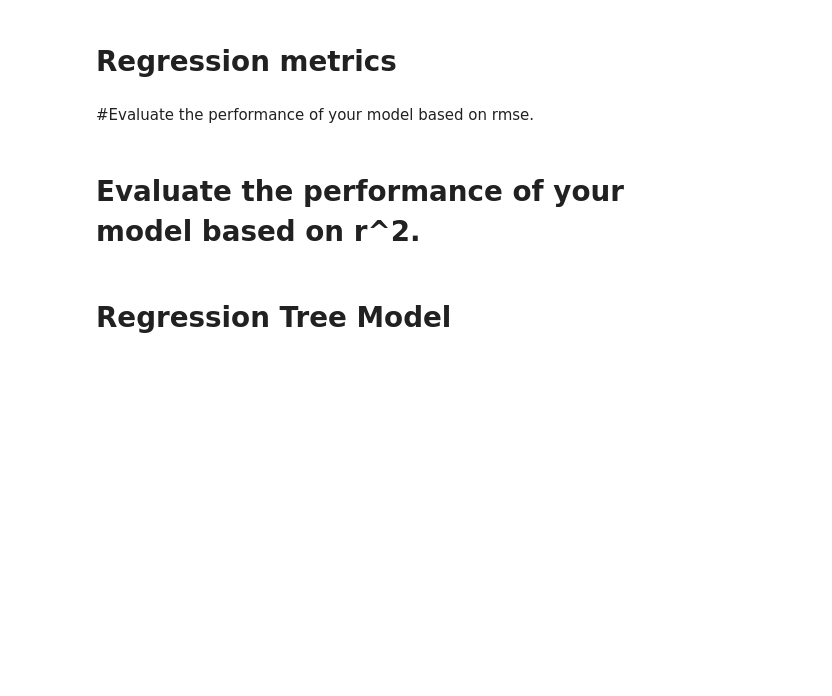
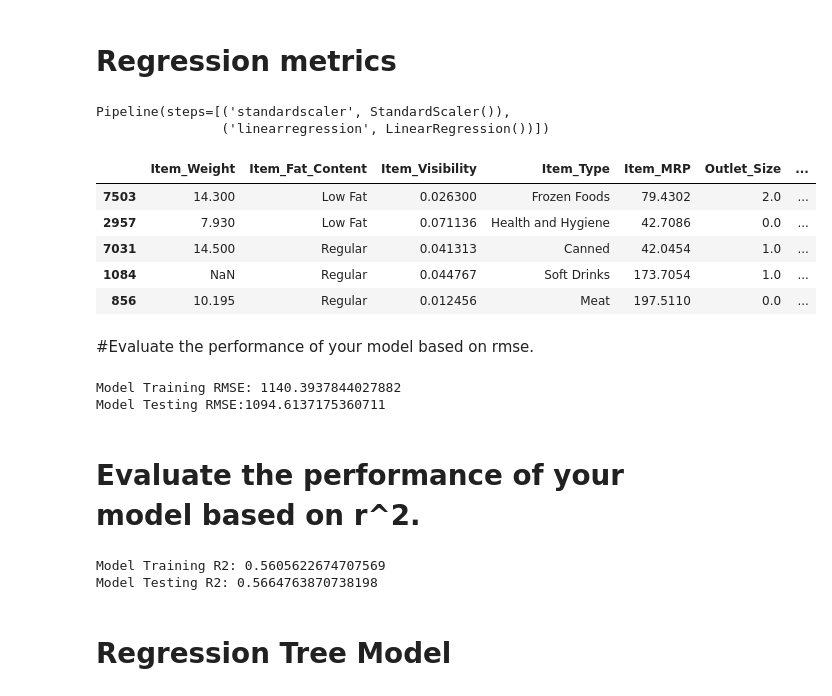
Before and after one commit to Davianka/food-sales-predictions, a Jupyter notebook: Project_clean.ipynb, the cells around one changed output. Saved outputs shown, nothing was run; the diff lists cells and outputs as text; code cells hidden in the pictures; blank space fills up the shorter version.

```diff
--- a/Project_clean.ipynb
+++ b/Project_clean.ipynb
@@ -381,3 +381,5 @@ ColumnTransformer(transformers=[('pipeline-1',
                                                   OneHotEncoder(handle_unknown='ignore',
                                                                 sparse=False))]),
                                  <sklearn.compose._column_transformer.make_column_selector object at 0x...>)])
+# %%
+preprocessor.fit(X_train)
@@ -419,9 +480,25 @@ lin_reg = LinearRegression()
 lin_reg_pipe=make_pipeline( scaler, lin_reg)
 
 lin_reg_pipe.fit(X_train_processed, y_train)
+# %% [output]
+Pipeline(steps=[('standardscaler', StandardScaler()),
+                ('linearregression', LinearRegression())])
 # %%
 train_pred= lin_reg_pipe.predict(X_train_processed)
 test_pred=lin_reg_pipe.predict(X_test_processed)
+# %%
+prediction_df = X_test.copy()
+prediction_df['True Median Price'] = y_test
+prediction_df['Predicted Median Price'] = predictions
+prediction_df['Error'] = predictions - y_test
+prediction_df.head()
+# %% [output]
+|  | Item_Weight | Item_Fat_Content | Item_Visibility | Item_Type | Item_MRP | Outlet_Size | ... |
+| 7503 | 14.300 | Low Fat | 0.026300 | Frozen Foods | 79.4302 | 2.0 | ... |
+| 2957 | 7.930 | Low Fat | 0.071136 | Health and Hygiene | 42.7086 | 0.0 | ... |
+| 7031 | 14.500 | Regular | 0.041313 | Canned | 42.0454 | 1.0 | ... |
+| 1084 | NaN | Regular | 0.044767 | Soft Drinks | 173.7054 | 1.0 | ... |
+| 856 | 10.195 | Regular | 0.012456 | Meat | 197.5110 | 0.0 | ... |
 # %% [markdown]
 #Evaluate the performance of your model based on rmse.
 # %%
@@ -430,6 +507,9 @@ test_RMSE= np.sqrt(np.mean(np.abs(test_pred - y_test)**2))
 
 print(f'Model Training RMSE: {train_RMSE}')
 print(f'Model Testing RMSE:{test_RMSE }')
+# %% [output]
+Model Training RMSE: 1140.3937844027882
+Model Testing RMSE:1094.6137175360711
 # %% [markdown]
 
 
@@ -440,6 +520,9 @@ test_r2= np.corrcoef (y_test, test_pred)[0][1]**2
 
 print(f'Model Training R2: {train_r2}')
 print(f'Model Testing R2: {test_r2}')
+# %% [output]
+Model Training R2: 0.5605622674707569
+Model Testing R2: 0.5664763870738198
 # %% [markdown]
 # Regression Tree Model
 # %%
```
Also changed, not shown: parts of 17 cells of this notebook.
